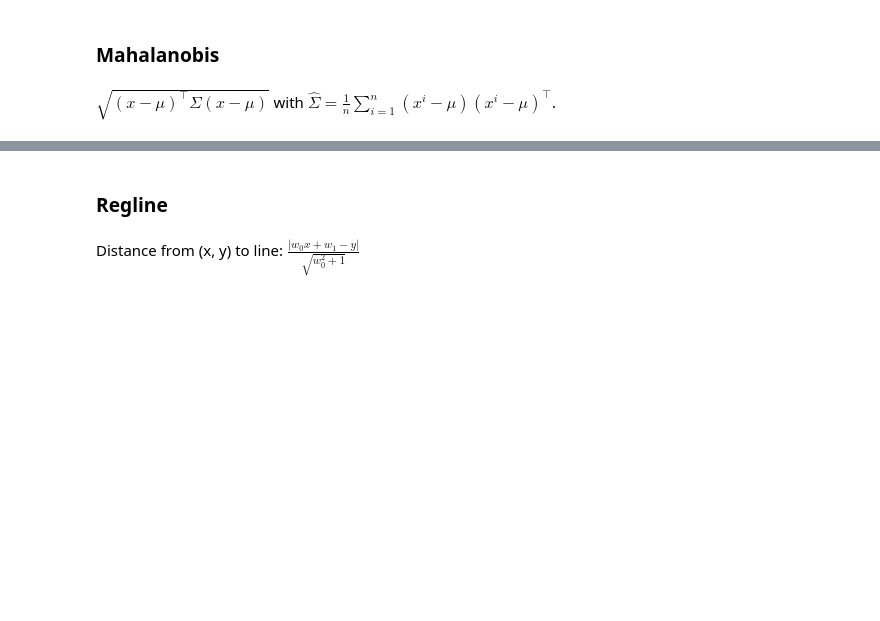
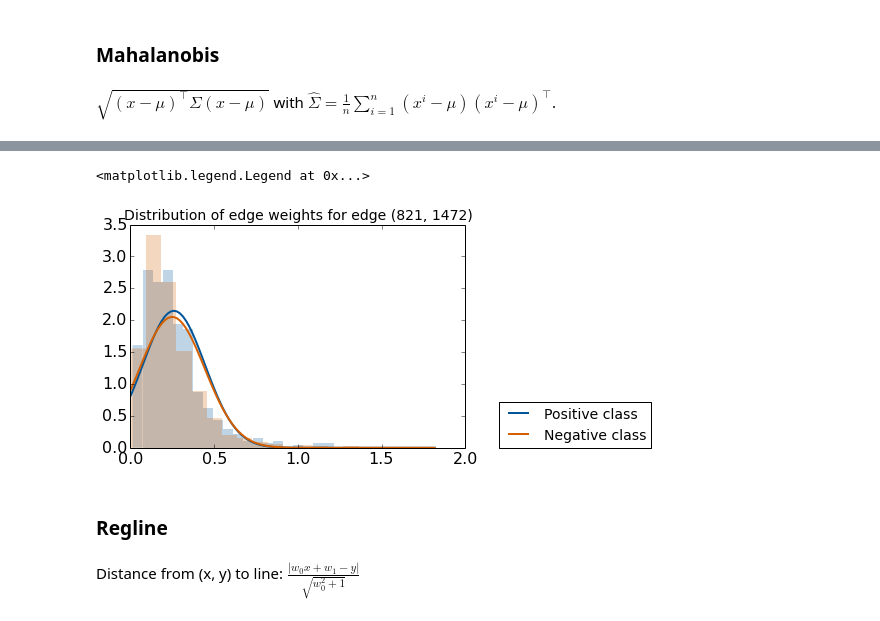
Before and after one commit to chagaz/SamSpecCoEN, a Jupyter notebook: Exploring ACES and FERAL data.ipynb, the cells around one changed output, grey strips where cells are left out. Cells and saved outputs as stored; diff of their text form; code cells hidden in the pictures; blank space fills up the shorter version.

```diff
--- a/Exploring ACES and FERAL data.ipynb
+++ b/Exploring ACES and FERAL data.ipynb
@@ -154,3 +235,22 @@ with $\hat \Sigma = \frac{1}{n} \sum_{i=1}^n (x^i - \mu)(x^i - \mu)^\top$.
+# %%
+h=hist(e_weights_0[y==1], bins=20, normed=True, edgecolor='none',
+            color=blue_color, alpha=0.25)
+mean = np.mean(e_weights_0[y==1])
+sigm = np.sqrt(np.var(e_weights_0[y==1]))
+x = np.linspace(np.min(e_weights_0), np.max(e_weights_0), 100)
+plot(x, mlab.normpdf(x, mean, sigm), lw=2, color=blue_color, label='Positive class')
+
+h=hist(e_weights_0[y==0], bins=20, normed=True, edgecolor='none',
+            color=orange_color, alpha=0.25)
+mean = np.mean(e_weights_0[y==0])
+sigm = np.sqrt(np.var(e_weights_0[y==0]))
+plot(x, mlab.normpdf(x, mean, sigm), lw=2, color=orange_color, label='Negative class')
+
+title('Distribution of edge weights for edge (%d, %d)' % (idx_1, idx_2), fontsize=14)
+legend(fontsize=14, loc=(1.1, 0))
+# %% [output]
+<matplotlib.legend.Legend at 0x...>
+[figure, added]
 # %% [markdown]
 ### Regline
 # %% [markdown]
```
Also changed, not shown: parts of 10 cells of this notebook, 2 other files.
